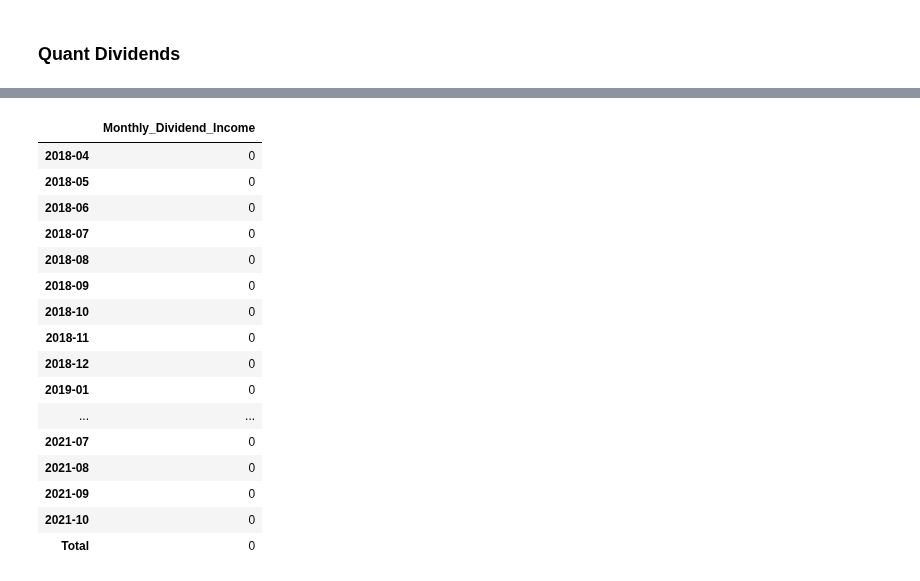
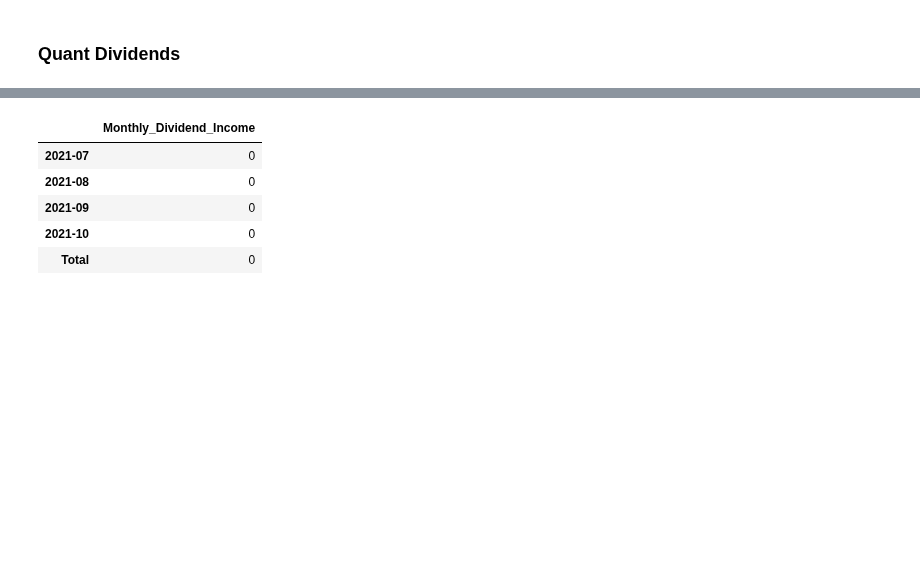
Before and after one commit to eshinhw/quant-portfolio-visualizer, a Jupyter notebook: Questrade Portfolio Performance Analysis.ipynb, the cells around one changed output, grey strips where cells are left out. Saved outputs shown, nothing was run; the diff lists cells and outputs as text; code cells hidden in the pictures; blank space fills up the shorter version.

```diff
--- a/Questrade Portfolio Performance Analysis.ipynb
+++ b/Questrade Portfolio Performance Analysis.ipynb
@@ -95,19 +117,8 @@ quant_dividends
 # %%
 quant_dividends.loc['Total'] = quant_dividends.sum(numeric_only=True, axis=0)
-quant_dividends
+quant_dividends.tail()
 # %% [output]
 |  | Monthly_Dividend_Income |
-| 2018-04 | 0 |
-| 2018-05 | 0 |
-| 2018-06 | 0 |
-| 2018-07 | 0 |
-| 2018-08 | 0 |
-| 2018-09 | 0 |
-| 2018-10 | 0 |
-| 2018-11 | 0 |
-| 2018-12 | 0 |
-| 2019-01 | 0 |
-| ... | ... |
 | 2021-07 | 0 |
 | 2021-08 | 0 |
 | 2021-09 | 0 |
```
Also changed, not shown: parts of 23 cells of this notebook.
